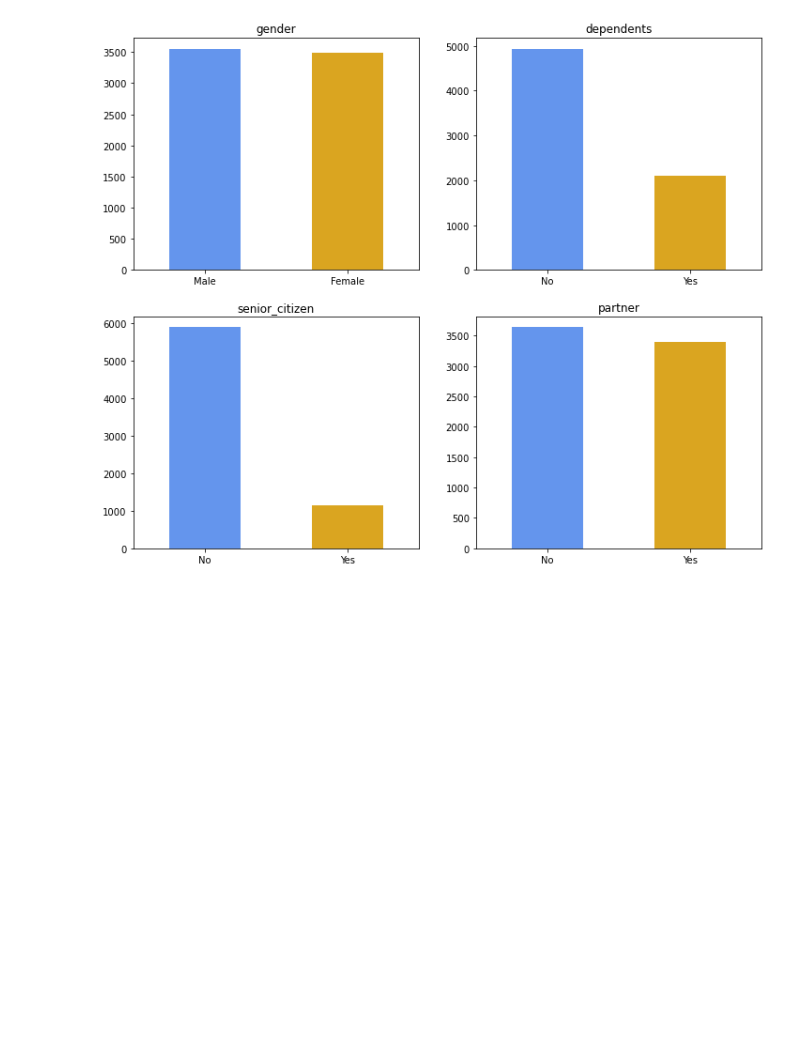
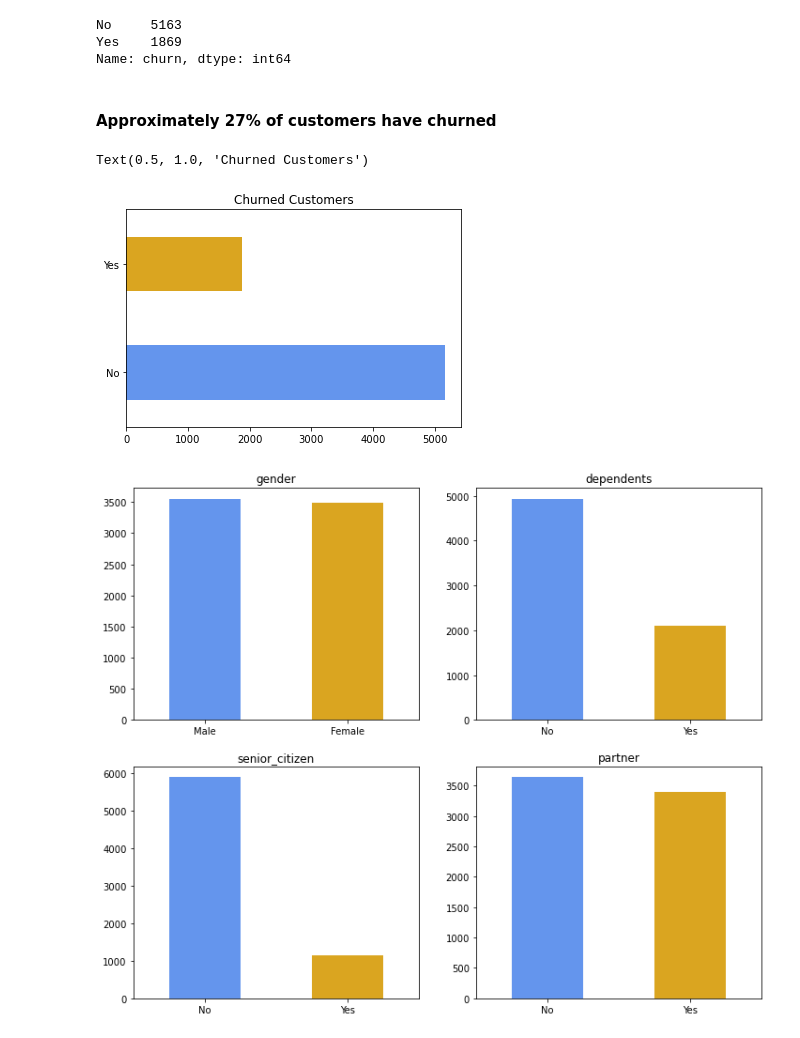
Before and after one commit to mindyshiben/telco_classification_project, a Jupyter notebook: final_report_telco.ipynb, the cells around one changed output. Drawn from its saved outputs; the diff is of its cells as text; code cells hidden in the pictures; blank space fills up the shorter version.

```diff
--- a/final_report_telco.ipynb
+++ b/final_report_telco.ipynb
@@ -74,3 +113,19 @@ Univariate Exploration
+# %%
+#How many customers have churned
+df.churn.value_counts()
+# %% [output]
+No     5163
+Yes    1869
+Name: churn, dtype: int64
+# %% [markdown]
+#### Approximately 27% of customers have churned
+# %%
+# Visualizing Churn
+df.churn.value_counts().plot(kind='barh', color = ["cornflowerblue", "goldenrod"])
+plt.title("Churned Customers")
+# %% [output]
+Text(0.5, 1.0, 'Churned Customers')
+[figure, added]
 # %%
 demographics_categorical = ['gender', 'senior_citizen', 'partner', 'dependents']
 
```
Also changed, not shown: parts of 49 cells of this notebook, 1 other file.
